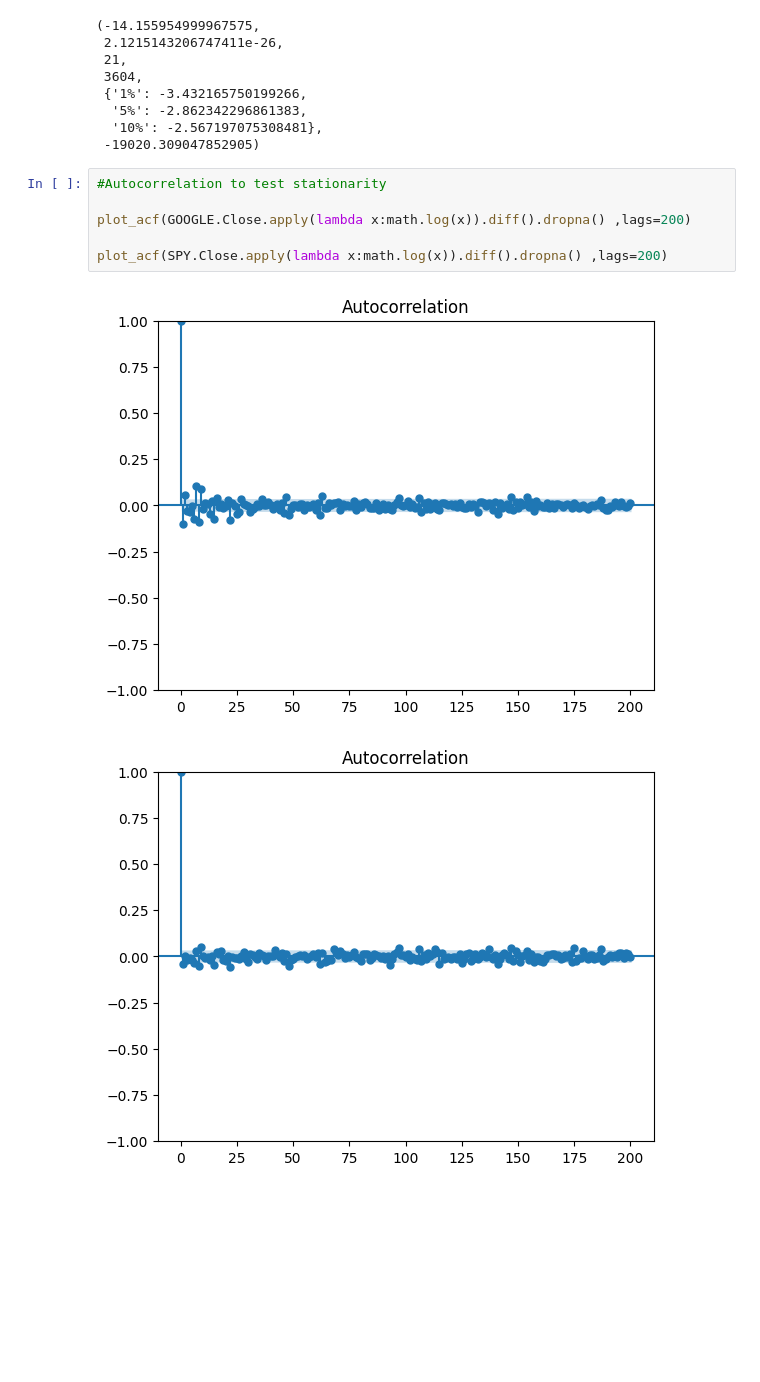
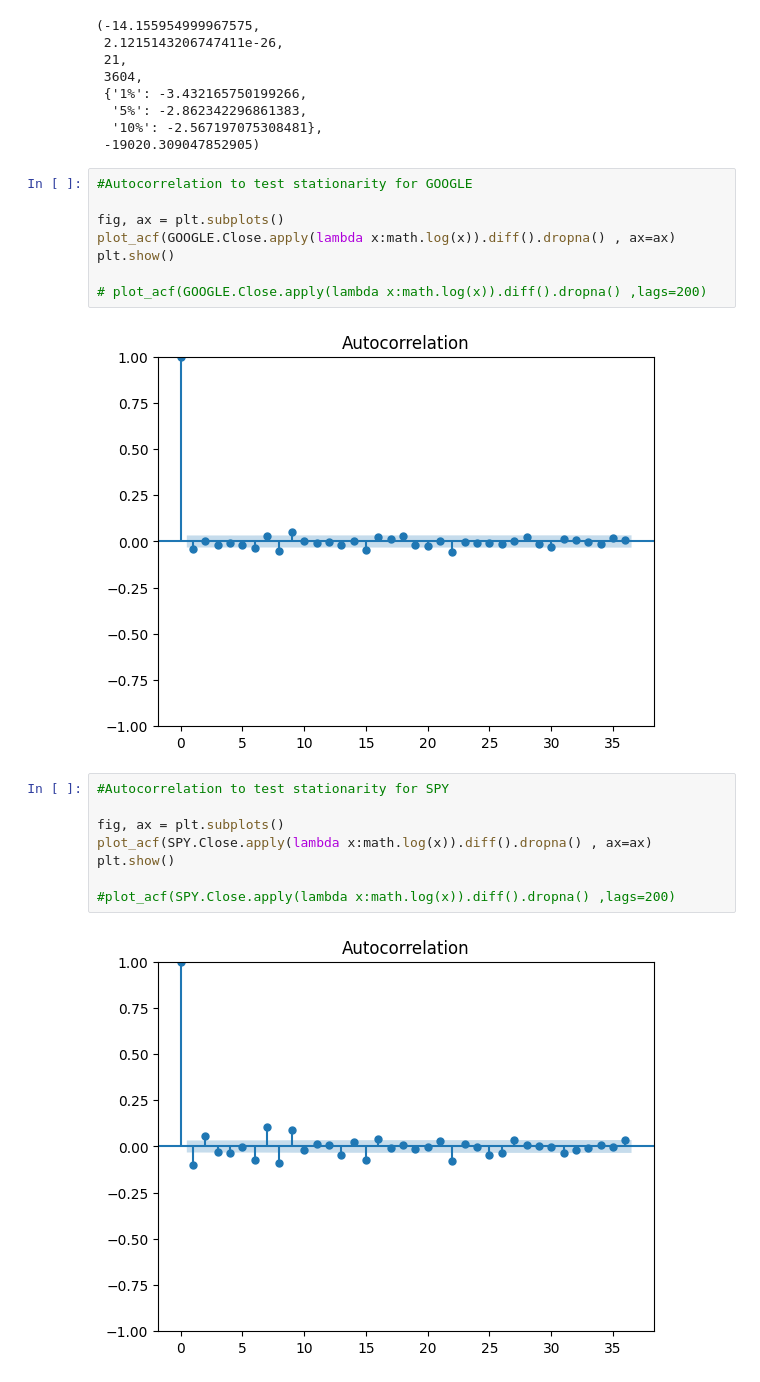
Before and after one commit to SiddharthSomani10101/Time_Series_Prediction_using_ARIMA, a Jupyter notebook: Untitled-1.ipynb, the cells around one changed output. Cells and saved outputs as stored; diff of their text form; blank space fills up the shorter version.

```diff
--- a/Untitled-1.ipynb
+++ b/Untitled-1.ipynb
@@ -83,12 +84,23 @@ statsmodels.tsa.stattools.adfuller(GOOGLE.Close.apply(lambda x:math.log(x)).diff
   '5%': -2.862342296861383,
   '10%': -2.567197075308481},
  -19020.309047852905)
+# %%
+#Autocorrelation to test stationarity for GOOGLE
+
+fig, ax = plt.subplots()
+plot_acf(GOOGLE.Close.apply(lambda x:math.log(x)).diff().dropna() , ax=ax)
+plt.show()
+
+# plot_acf(GOOGLE.Close.apply(lambda x:math.log(x)).diff().dropna() ,lags=200)
+# %% [output]
+[figure, added]
 # %%
-#Autocorrelation to test stationarity
+#Autocorrelation to test stationarity for SPY
 
-plot_acf(GOOGLE.Close.apply(lambda x:math.log(x)).diff().dropna() ,lags=200)
+fig, ax = plt.subplots()
+plot_acf(SPY.Close.apply(lambda x:math.log(x)).diff().dropna() , ax=ax)
+plt.show()
 
-plot_acf(SPY.Close.apply(lambda x:math.log(x)).diff().dropna() ,lags=200)
+#plot_acf(SPY.Close.apply(lambda x:math.log(x)).diff().dropna() ,lags=200)
 # %% [output]
-[figure, old version]
+[figure, new version]
-[figure, removed]
```
Also changed, not shown: parts of 6 cells of this notebook.
